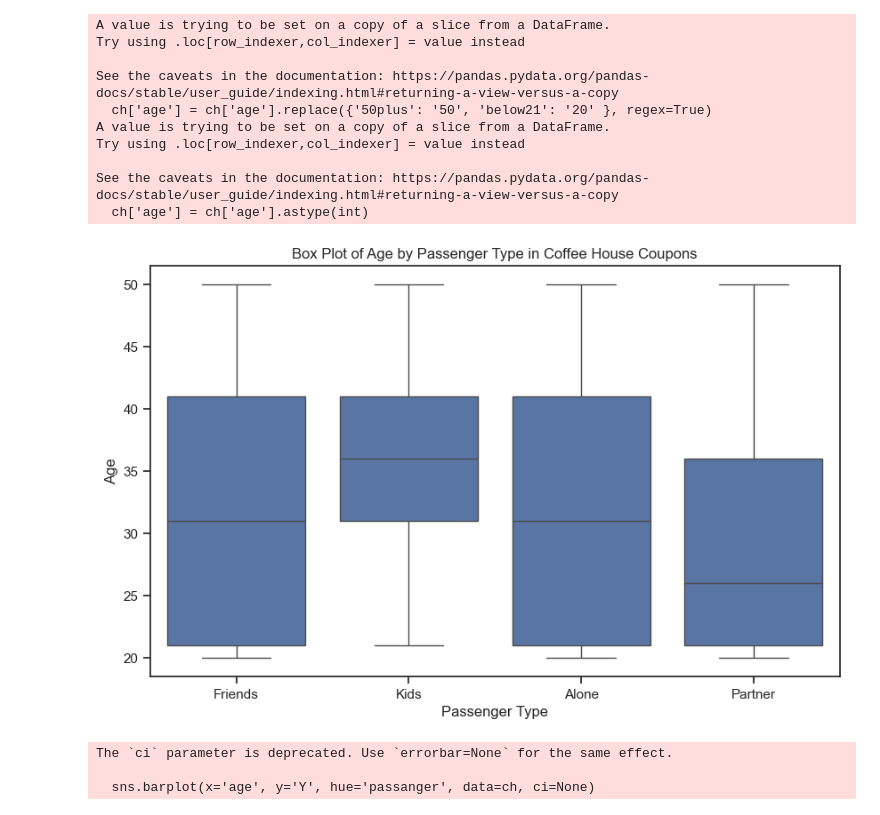
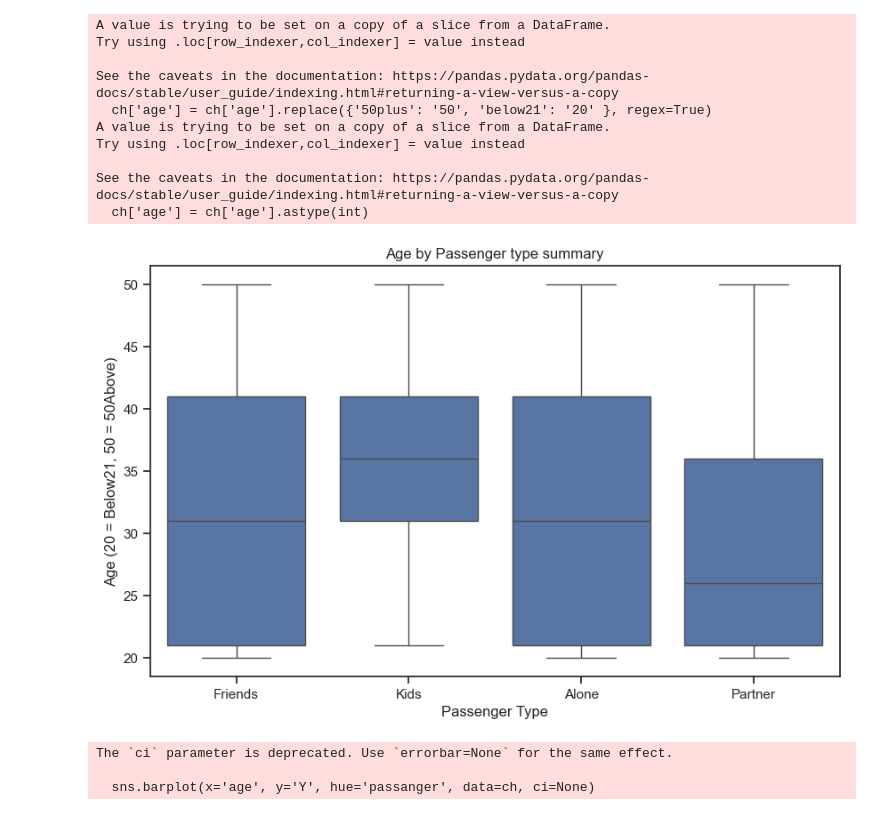
Before and after one commit to shivaallala/Customer_Coupon, a Jupyter notebook: prompt.ipynb, the cells around one changed output. Drawn from its saved outputs; the diff is of its cells as text; code cells hidden in the pictures.

```diff
--- a/prompt.ipynb
+++ b/prompt.ipynb
@@ -944,13 +944,13 @@ See the caveats in the documentation: https://pandas.pydata.org/pandas-docs/stab
 # %%
 # Boxplot for Age by Passenger Type
 plt.figure(figsize=(10, 6))
 sns.boxplot(x='passanger', y='age', data=ch)
-plt.title('Box Plot of Age by Passenger Type in Coffee House Coupons')
+plt.title('Age by Passenger type summary')
 plt.xlabel('Passenger Type')
-plt.ylabel('Age')
+plt.ylabel('Age (20 = Below21, 50 = 50Above)')
 plt.show()
 # %% [output]
-[figure, old version]
+[figure, new version]
 # %%
 # Bar plot for Coupon Acceptance Rate grouped by Age and Passenger Type
 plt.figure(figsize=(12, 8))
```
Also changed, not shown: parts of 3 cells of this notebook, 7 other files.
